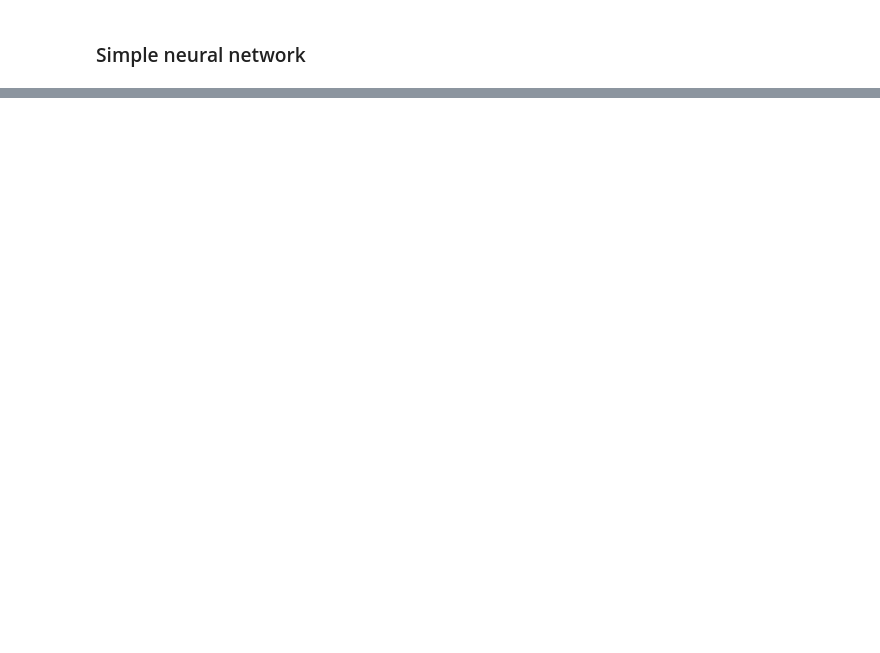
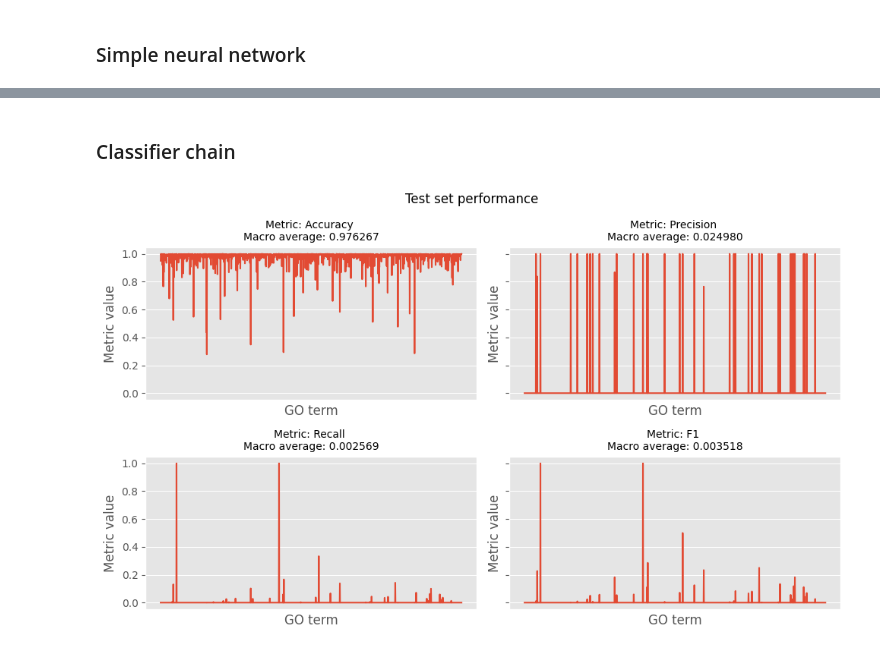
Before and after one commit to MatejVe/CAFA_5_protein_function_prediction, a Jupyter notebook: modelling.ipynb, the cells around one changed output, grey strips where cells are left out. Drawn from its saved outputs; the diff is of its cells as text; code cells hidden in the pictures; blank space fills up the shorter version.

Commit message:
Add classifier chain

```diff
--- a/modelling.ipynb
+++ b/modelling.ipynb
@@ -214,0 +244,20 @@ Jaccard index: 0.004386.
+# %% [markdown]
+### Classifier chain
+# %%
+from sklearn.multioutput import ClassifierChain
+from sklearn.ensemble import RandomForestClassifier
+from sklearn.metrics import accuracy_score
+
+base_classifier = RandomForestClassifier(n_estimators=20, max_depth=10, random_state=42, n_jobs=-1)
+
+chain = ClassifierChain(base_classifier, order='random', random_state=42)
+
+chain.fit(X_train, y_train)
+
+y_train_pred = chain.predict(X_train)
+y_test_pred = chain.predict(X_test)
+
+evaluation_report_binary(y_train_pred, y_train, title='Train set performance')
+evaluation_report_binary(y_test_pred, y_test, title='Test set performance')
+# %% [output]
+[figure, added]
```
Also changed, not shown: parts of 8 cells of this notebook.
